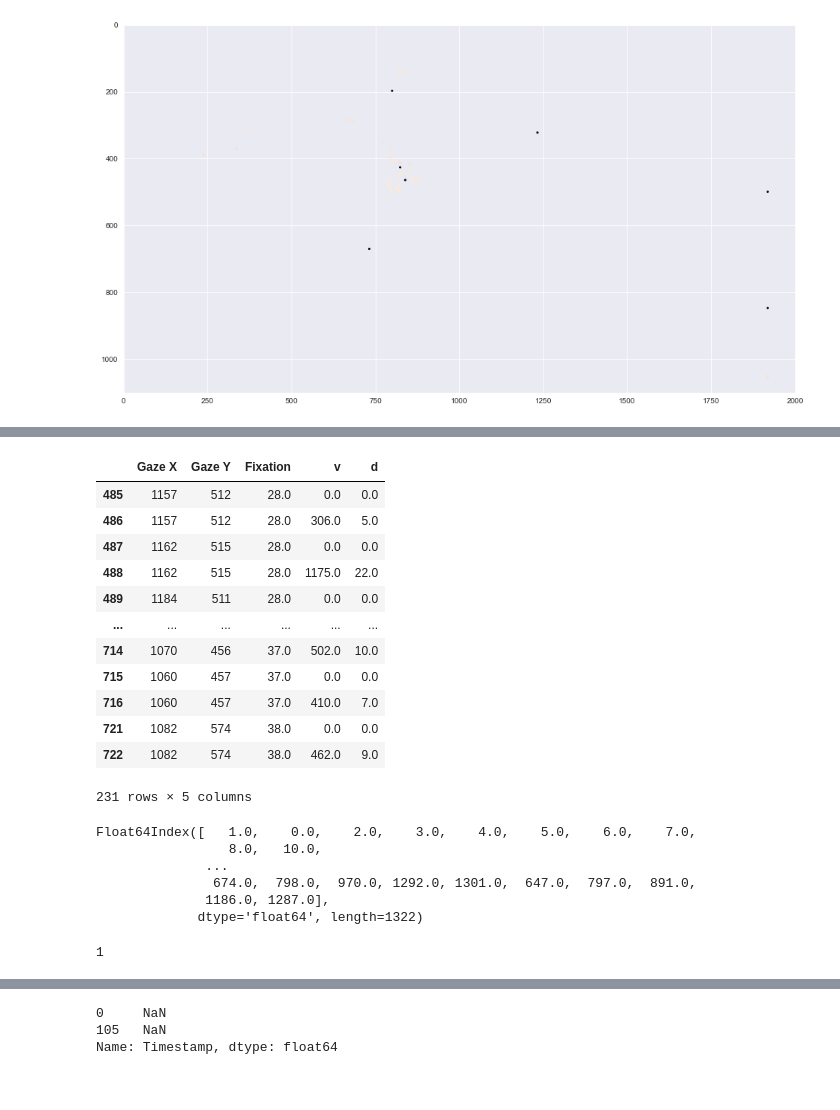
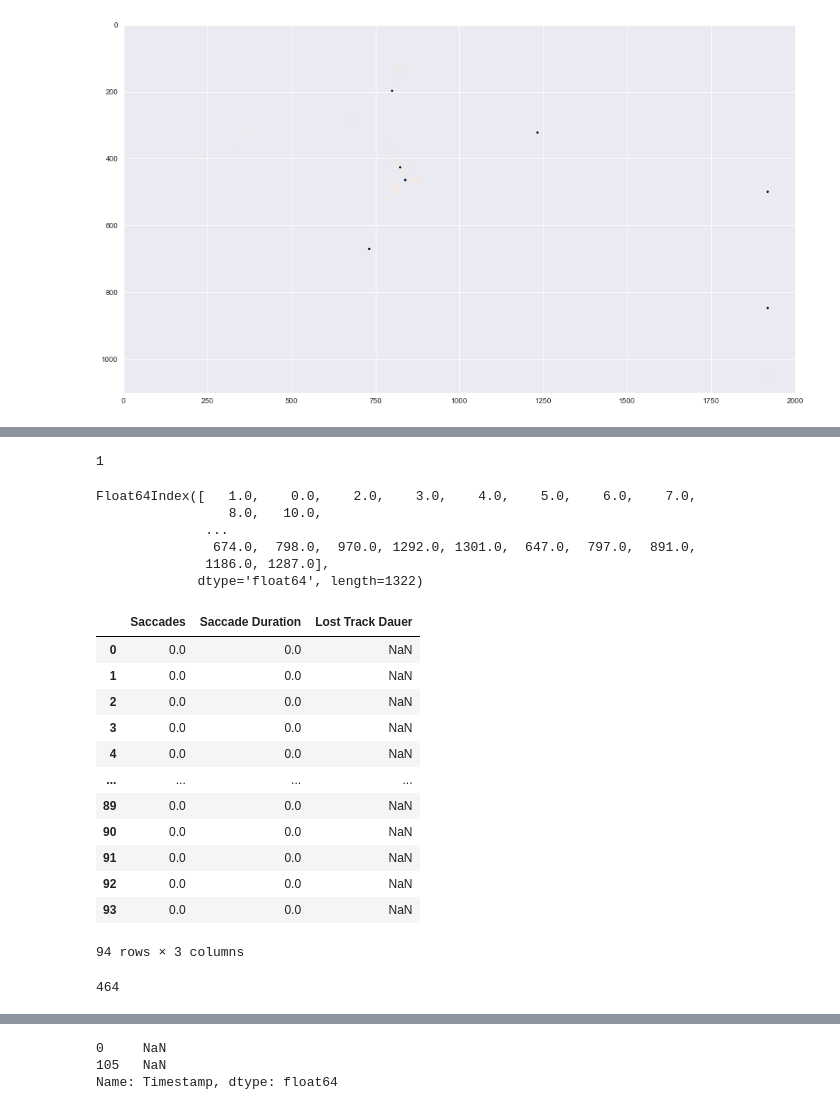
Before and after one commit to giannywise/Eyetracking, a Jupyter notebook: data_analysis.ipynb, the cells around one changed output, grey strips where cells are left out. Saved outputs shown, nothing was run; the diff lists cells and outputs as text; code cells hidden in the pictures.

```diff
--- a/data_analysis.ipynb
+++ b/data_analysis.ipynb
@@ -197,19 +156,6 @@ df_filter
-# %%
-df_filter[['Gaze X','Gaze Y','Fixation','v','d']]
-#df_test = df_filter.loc[(df_filter['Fixation'] == 0) & (df_filter['v'] != 0) == True]
-#df_test[['Gaze X','Gaze Y','Fixation','v','d']]
-# %% [output]
-|  | Gaze X | Gaze Y | Fixation | v | d |
-| 485 | 1157 | 512 | 28.0 | 0.0 | 0.0 |
-| 486 | 1157 | 512 | 28.0 | 306.0 | 5.0 |
-| 487 | 1162 | 515 | 28.0 | 0.0 | 0.0 |
-| 488 | 1162 | 515 | 28.0 | 1175.0 | 22.0 |
-| 489 | 1184 | 511 | 28.0 | 0.0 | 0.0 |
-| ... | ... | ... | ... | ... | ... |
-| 714 | 1070 | 456 | 37.0 | 502.0 | 10.0 |
-| 715 | 1060 | 457 | 37.0 | 0.0 | 0.0 |
-| 716 | 1060 | 457 | 37.0 | 410.0 | 7.0 |
-| 721 | 1082 | 574 | 38.0 | 0.0 | 0.0 |
-| 722 | 1082 | 574 | 38.0 | 462.0 | 9.0 |
-231 rows × 5 columns
+# %%
+# Anzahl Lost tracks
+df_filter['Lost Track'].sum()
+# %% [output]
+1
 # %%
@@ -224,32 +169,25 @@ Float64Index([   1.0,    0.0,    2.0,    3.0,    4.0,    5.0,    6.0,    7.0,
                674.0,  798.0,  970.0, 1292.0, 1301.0,  647.0,  797.0,  891.0,
               1186.0, 1287.0],
              dtype='float64', length=1322)
-# %%
-df_sac = pd.DataFrame({'Saccades': []})
-    f = 1
-    for i in range(len(df)):
-        try:
-            p = i - 1
-            j = i + 1
-            k = j + 1
-            d = 30  # absoluter Abstand
-            try:
-                if df.iloc[i]['Fixation'] == 0:
-                    df_sac = df_sac.append({'Saccade':f}, ignore_index=True).astype(int)
-                    if np.isnan() == True:
-                        pass
-                else:
-                    f += 1
-                    if np.isnan() == True:
-                            pass
-                    pass
-            except ValueError: pass
-
-        except IndexError:
-            # df_fix = df_fix.append({'Fixation': 0}, ignore_index=True).astype(int)
-            pass
-    # df_fix = df_fix.shift(periods=1, axis=0, fill_value= 1)
-    # d = df['Fixation'] = df_fix
-    # d['Fixation'] = d['Fixation'].notna().astype(int)
-# %% [output]
-1
+# %%
+ft.sac(df_filter)
+# %% [output]
+|  | Saccades | Saccade Duration | Lost Track Dauer |
+| 0 | 0.0 | 0.0 | NaN |
+| 1 | 0.0 | 0.0 | NaN |
+| 2 | 0.0 | 0.0 | NaN |
+| 3 | 0.0 | 0.0 | NaN |
+| 4 | 0.0 | 0.0 | NaN |
+| ... | ... | ... | ... |
+| 89 | 0.0 | 0.0 | NaN |
+| 90 | 0.0 | 0.0 | NaN |
+| 91 | 0.0 | 0.0 | NaN |
+| 92 | 0.0 | 0.0 | NaN |
+| 93 | 0.0 | 0.0 | NaN |
+94 rows × 3 columns
+# %%
+# Dauer Lost Tracks
+df_ltt = ft.lost_t(df_filter)
+df_ltt['Lost Track Dauer'].sum()
+# %% [output]
+464
```
Also changed, not shown: parts of 12 cells of this notebook, 2 other files.
